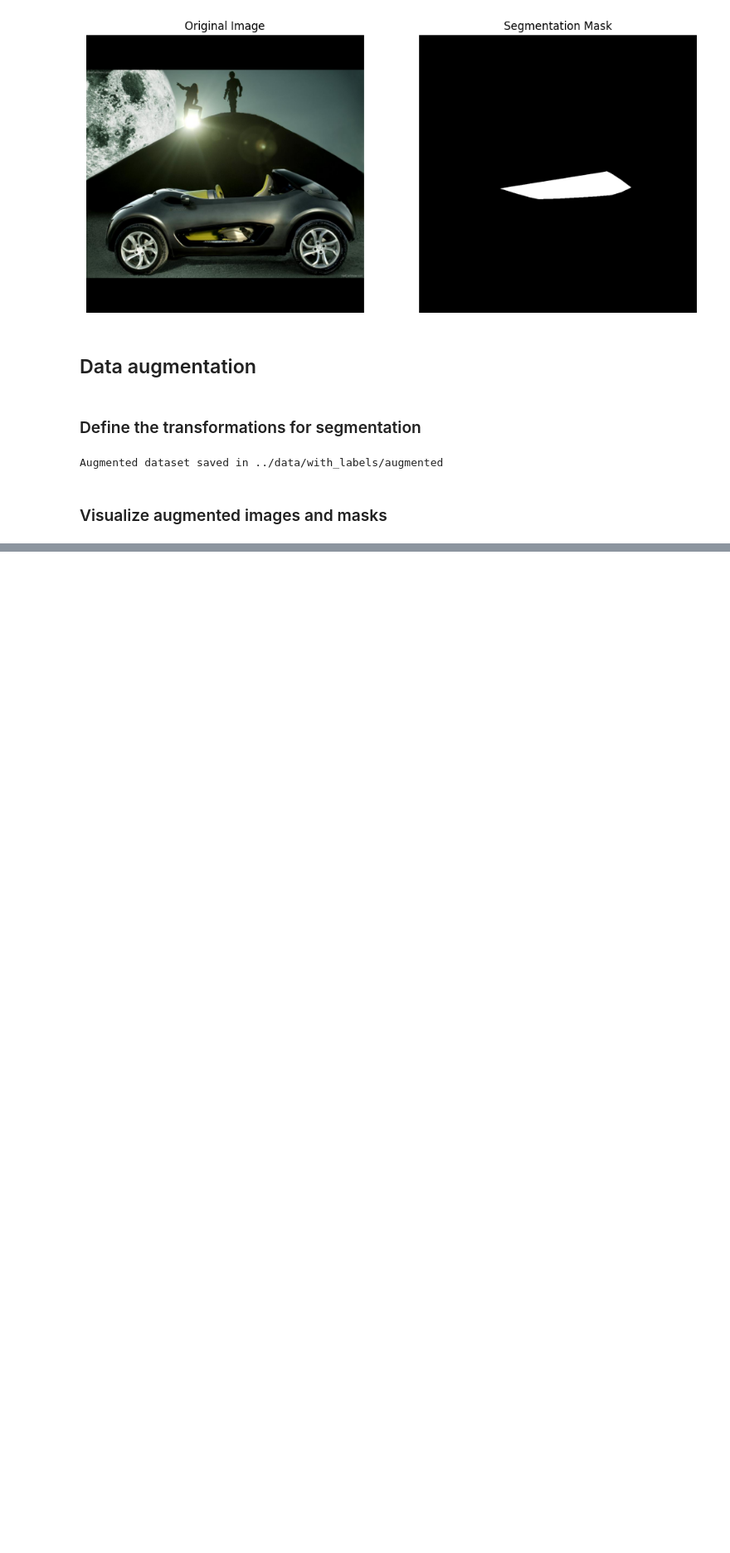
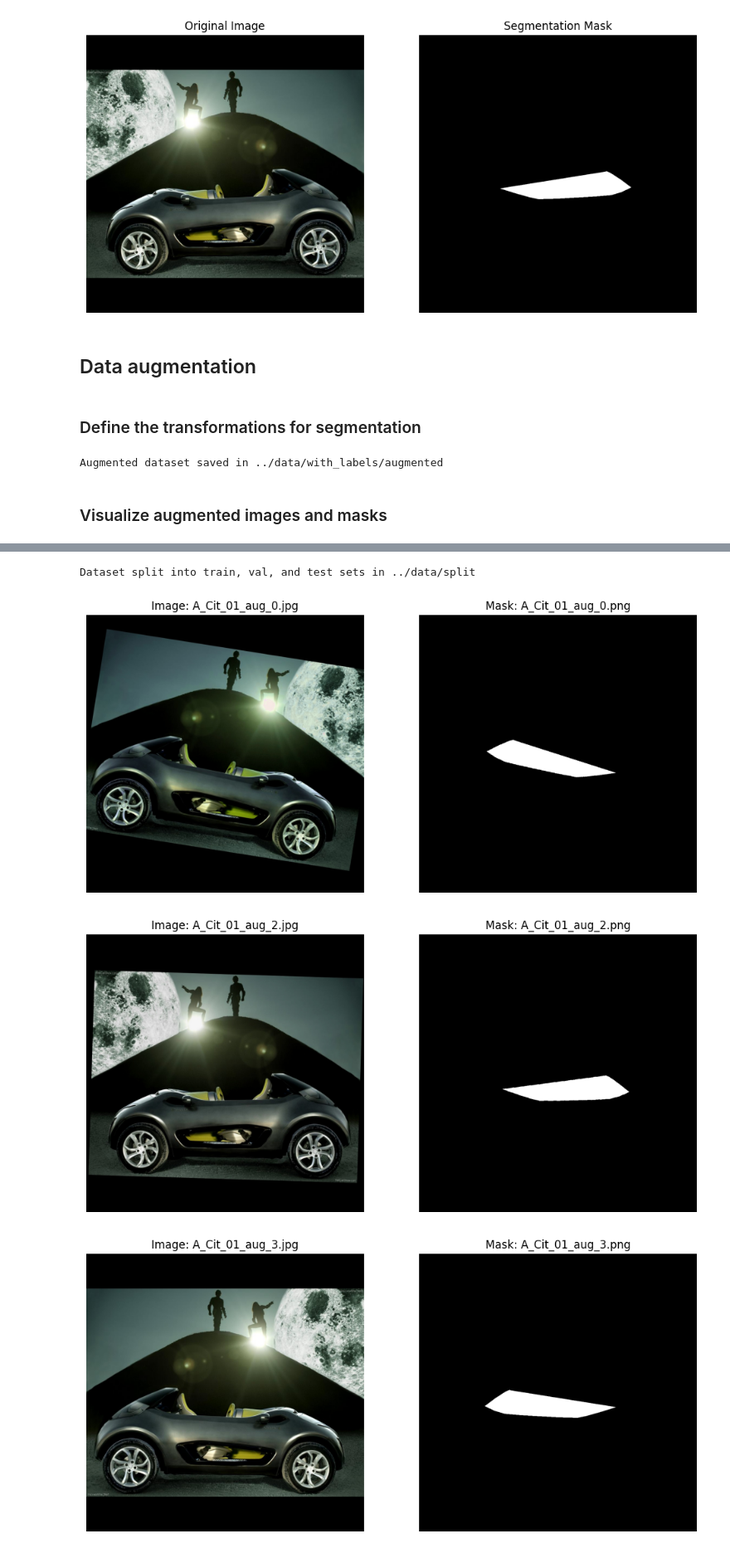
Before and after one commit to Tiazzo/Safety-System-Design, a Jupyter notebook: notebooks/data_exploration.ipynb, the cells around one changed output, grey strips where cells are left out. Shown at 83% size. Cells and saved outputs as stored; diff of their text form; code cells hidden in the pictures; blank space fills up the shorter version.

Commit message:
add: dataset split function

```diff
--- a/notebooks/data_exploration.ipynb
+++ b/notebooks/data_exploration.ipynb
@@ -364,0 +370,37 @@ visualize_augmented_data(augmented_images_dir, augmented_masks_dir)
+# %%
+split_augmented_dataset(augmented_images_dir, augmented_masks_dir, output_split_dir)
+# %% [output]
+Dataset split into train, val, and test sets in ../data/split
+# %%
+def visualize_split(split_dir, num_samples=1):
+    images_dir = Path(split_dir) / "images"
+    masks_dir = Path(split_dir) / "masks"
+
+    image_paths = sorted(images_dir.glob("*.jpg"))[:num_samples]
+    mask_paths = sorted(masks_dir.glob("*.png"))[:num_samples]
+
+    for img_path, mask_path in zip(image_paths, mask_paths):
+        image = cv2.imread(str(img_path))
+        image = cv2.cvtColor(image, cv2.COLOR_BGR2RGB)
+        mask = cv2.imread(str(mask_path), cv2.IMREAD_GRAYSCALE)
+
+        plt.figure(figsize=(12, 6))
+        plt.subplot(1, 2, 1)
+        plt.imshow(image)
+        plt.title(f"Image: {img_path.name}")
+        plt.axis("off")
+
+        plt.subplot(1, 2, 2)
+        plt.imshow(mask, cmap="gray")
+        plt.title(f"Mask: {mask_path.name}")
+        plt.axis("off")
+
+        plt.show()
+# %%
+visualize_split("../data/split/train")
+visualize_split("../data/split/val")
+visualize_split("../data/split/test")
+# %% [output]
+[figure, added]
+[figure, added]
+[figure, added]
```
Also changed, not shown: parts of 4 cells of this notebook, 1 other file.
